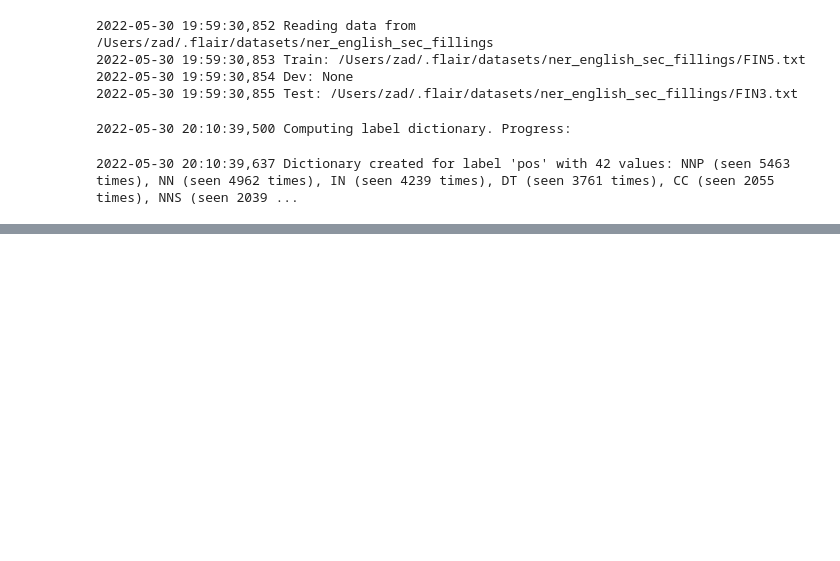
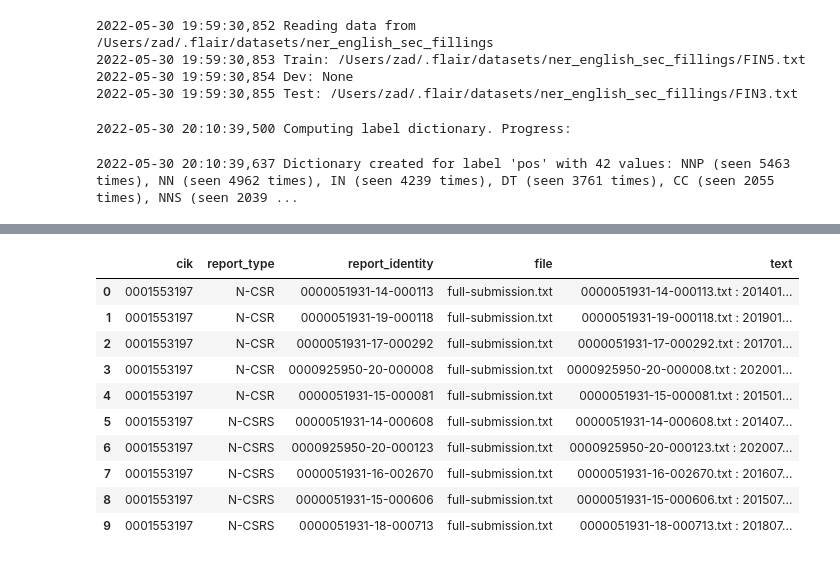
Before and after one commit to etiennebruno/fin-407-mutual-funds, a Jupyter notebook: mutual_funds_deviations/6_flair.ipynb, the cells around one changed output, grey strips where cells are left out. Drawn from its saved outputs; the diff is of its cells as text; code cells hidden in the pictures; blank space fills up the shorter version.

```diff
--- a/mutual_funds_deviations/6_flair.ipynb
+++ b/mutual_funds_deviations/6_flair.ipynb
@@ -123 +220,17 @@ trainer.train('resources/taggers/example-upos',
+# %%
+df = df_from_filings()
+# %%
+df
+# %% [output]
+|  | cik | report_type | report_identity | file | text |
+| 0 | 0001553197 | N-CSR | 0000051931-14-000113 | full-submission.txt | 0000051931-14-000113.txt : 201401... |
+| 1 | 0001553197 | N-CSR | 0000051931-19-000118 | full-submission.txt | 0000051931-19-000118.txt : 201901... |
+| 2 | 0001553197 | N-CSR | 0000051931-17-000292 | full-submission.txt | 0000051931-17-000292.txt : 201701... |
+| 3 | 0001553197 | N-CSR | 0000925950-20-000008 | full-submission.txt | 0000925950-20-000008.txt : 202001... |
+| 4 | 0001553197 | N-CSR | 0000051931-15-000081 | full-submission.txt | 0000051931-15-000081.txt : 201501... |
+| 5 | 0001553197 | N-CSRS | 0000051931-14-000608 | full-submission.txt | 0000051931-14-000608.txt : 201407... |
+| 6 | 0001553197 | N-CSRS | 0000925950-20-000123 | full-submission.txt | 0000925950-20-000123.txt : 202007... |
+| 7 | 0001553197 | N-CSRS | 0000051931-16-002670 | full-submission.txt | 0000051931-16-002670.txt : 201607... |
+| 8 | 0001553197 | N-CSRS | 0000051931-15-000606 | full-submission.txt | 0000051931-15-000606.txt : 201507... |
+| 9 | 0001553197 | N-CSRS | 0000051931-18-000713 | full-submission.txt | 0000051931-18-000713.txt : 201807... |
 # %%
```
Also changed, not shown: parts of 8 cells of this notebook, 7 other files.
